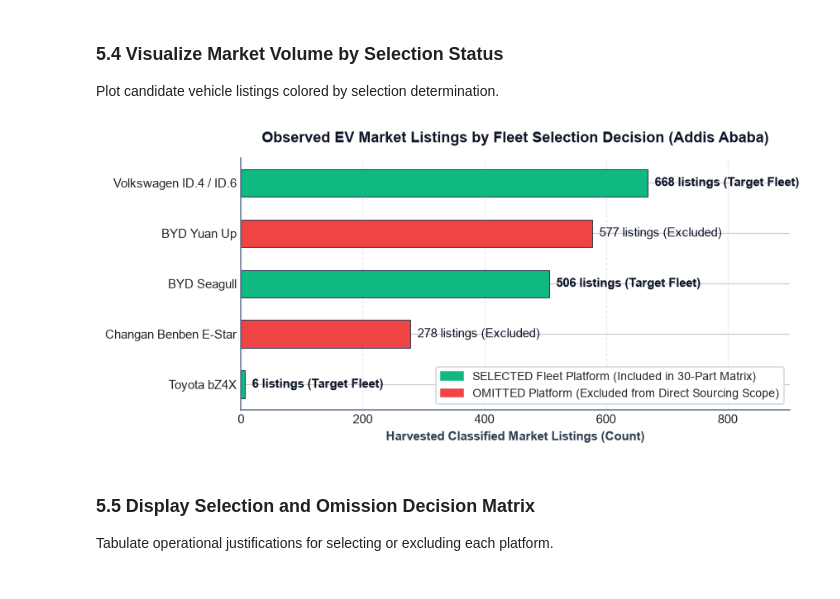
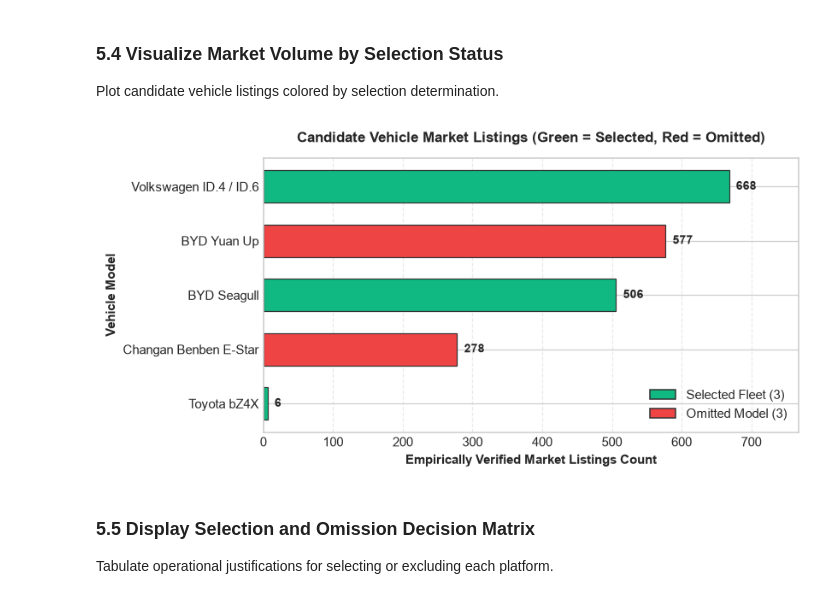
Before and after one commit to EstarCode/ev-spare-parts-prioritization, a Jupyter notebook: notebooks/Abraham_Amogne_EV_Spare_Parts_Prioritization.ipynb, the cells around one changed output. Drawn from its saved outputs; the diff is of its cells as text; code cells hidden in the pictures.

```diff
--- a/notebooks/Abraham_Amogne_EV_Spare_Parts_Prioritization.ipynb
+++ b/notebooks/Abraham_Amogne_EV_Spare_Parts_Prioritization.ipynb
@@ -497,0 +691,10 @@ display(df_vehicle_selection[display_cols])
+# %%
+# Self-healing environment bootstrap (enables standalone cell execution)
+import sys; from pathlib import Path
+if 'PROJECT_ROOT' not in globals() or 'df_cleaned_listings' not in globals() or 'CLEANED_DIR' not in globals() or 'quality_profile' not in globals():
+    _r = Path('.').resolve() if (Path('.').resolve() / 'notebooks').exists() else Path('..').resolve()
+    if str(_r) not in sys.path: sys.path.insert(0, str(_r))
+    from src.utils.notebook_state import ensure_state; ensure_state(globals())
+
+display_cols = ["vehicle_model", "selection_status", "market_listings_count", "ethiopian_distributor_found", "evidence_quality", "justification"]
+display(df_vehicle_selection[display_cols])
@@ -499,6 +709,13 @@ display(df_vehicle_selection[display_cols])
 ### 5.3 Filter Selected Fleets vs Excluded Candidates
 Partition candidate vehicles into selected platforms (3) and excluded platforms (2).
 # %%
+# Self-healing environment bootstrap (enables standalone cell execution)
+import sys; from pathlib import Path
+if 'PROJECT_ROOT' not in globals() or 'df_cleaned_listings' not in globals() or 'CLEANED_DIR' not in globals() or 'quality_profile' not in globals():
+    _r = Path('.').resolve() if (Path('.').resolve() / 'notebooks').exists() else Path('..').resolve()
+    if str(_r) not in sys.path: sys.path.insert(0, str(_r))
+    from src.utils.notebook_state import ensure_state; ensure_state(globals())
+
 selected_vehicles = df_vehicle_selection[df_vehicle_selection["selection_status"] == "SELECTED"]
 omitted_vehicles = df_vehicle_selection[df_vehicle_selection["selection_status"] == "OMITTED"]
 
@@ -513,56 +730,50 @@ Plot candidate vehicle listings colored by selection determination.
 # %%
 # Self-healing environment bootstrap (enables standalone cell execution)
 import sys; from pathlib import Path
-if "PROJECT_ROOT" not in globals() or "df_cleaned_listings" not in globals() or "CLEANED_DIR" not in globals():
-    _r = Path(".").resolve() if (Path(".") / "notebooks").exists() else Path("..").resolve()
+if 'PROJECT_ROOT' not in globals() or 'df_cleaned_listings' not in globals() or 'CLEANED_DIR' not in globals() or 'quality_profile' not in globals():
+    _r = Path('.').resolve() if (Path('.').resolve() / 'notebooks').exists() else Path('..').resolve()
     if str(_r) not in sys.path: sys.path.insert(0, str(_r))
     from src.utils.notebook_state import ensure_state; ensure_state(globals())
 
+import re
 import matplotlib.pyplot as plt
-import matplotlib.patches as mpatches
+from matplotlib.patches import Patch
 
-# Extract clean numeric listing count from text evidence string
 df_plot = df_vehicle_selection.copy()
-df_plot["numeric_count"] = df_plot["market_listings_count"].astype(str).str.extract(r"(\d+)")[0].astype(int)
-df_plot = df_plot.sort_values(by="numeric_count", ascending=True)
+def extract_numeric(val):
+    if isinstance(val, (int, float)): return int(val)
+    m = re.search(r"(\d+)", str(val))
+    return int(m.group(1)) if m else 0
 
-fig, ax = plt.subplots(figsize=(9.0, 3.8))
+df_plot['numeric_count'] = df_plot['market_listings_count'].apply(extract_numeric)
+df_plot = df_plot.sort_values('numeric_count', ascending=True)
 
-colors = ["#10b981" if s == "SELECTED" else "#ef4444" for s in df_plot["selection_status"]]
-bars = ax.barh(df_plot["vehicle_model"], df_plot["numeric_count"], color=colors, edgecolor="#334155", linewidth=0.7, height=0.55)
+fig, ax = plt.subplots(figsize=(8.5, 4.0))
+colors = ['#10b981' if s == 'SELECTED' else '#ef4444' for s in df_plot['selection_status']]
 
-# Formatting
-max_val = df_plot["numeric_count"].max()
-ax.set_xlim(0, max_val * 1.35)
-ax.set_title("Observed EV Market Listings by Fleet Selection Decision (Addis Ababa)", fontsize=11.5, fontweight="bold", pad=12, color="#0f172a")
-ax.set_xlabel("Harvested Classified Market Listings (Count)", fontsize=10, fontweight="bold", color="#334155")
-ax.grid(axis="x", linestyle="--", alpha=0.5, color="#cbd5e1")
-ax.set_axisbelow(True)
+bars = ax.barh(df_plot['vehicle_model'], df_plot['numeric_count'], color=colors, edgecolor='#333333', linewidth=0.8, height=0.6)
+ax.set_title('Candidate Vehicle Market Listings (Green = Selected, Red = Omitted)', fontsize=11, fontweight='bold', pad=12)
+ax.set_xlabel('Empirically Verified Market Listings Count', fontsize=10)
+ax.set_ylabel('Vehicle Model', fontsize=10)
+ax.grid(axis='x', linestyle='--', alpha=0.4)
 
-# Data labels
-for bar, status in zip(bars, df_plot["selection_status"]):
+for bar in bars:
     w = bar.get_width()
-    y = bar.get_y() + bar.get_height() / 2.0
-    tag = "Target Fleet" if status == "SELECTED" else "Excluded"
-    ax.text(w + 12, y, f"{int(w):,} listings ({tag})", va="center", ha="left", fontsize=9.5, fontweight="bold" if status == "SELECTED" else "normal", color="#0f172a")
+    ax.text(w + 10, bar.get_y() + bar.get_height()/2.0, f'{int(w):,}', va='center', ha='left', fontsize=9, fontweight='bold')
 
-# Legend
-legend_handles = [
-    mpatches.Patch(color="#10b981", label="SELECTED Fleet Platform (Included in 30-Part Matrix)"),
-    mpatches.Patch(color="#ef4444", label="OMITTED Platform (Excluded from Direct Sourcing Scope)")
+max_val = df_plot['numeric_count'].max()
+ax.set_xlim(0, max_val * 1.15)
+
+legend_elements = [
+    Patch(facecolor='#10b981', edgecolor='#333333', label='Selected Fleet (3)'),
+    Patch(facecolor='#ef4444', edgecolor='#333333', label='Omitted Model (3)')
 ]
-ax.legend(handles=legend_handles, loc="lower right", frameon=True, framealpha=0.95, facecolor="white", edgecolor="#cbd5e1", fontsize=9)
-
-# Clean spines and margins
-ax.spines["top"].set_visible(False)
-ax.spines["right"].set_visible(False)
-ax.spines["left"].set_color("#64748b")
-ax.spines["bottom"].set_color("#64748b")
+ax.legend(handles=legend_elements, loc='lower right', framealpha=0.9)
 
 plt.subplots_adjust(left=0.28, right=0.95, top=0.88, bottom=0.15)
 plt.show()
 # %% [output]
-[figure, old version]
+[figure, new version]
 # %% [markdown]
 ### 5.5 Display Selection and Omission Decision Matrix
 Tabulate operational justifications for selecting or excluding each platform.
```
Also changed, not shown: parts of 94 cells of this notebook, 1 other file.
